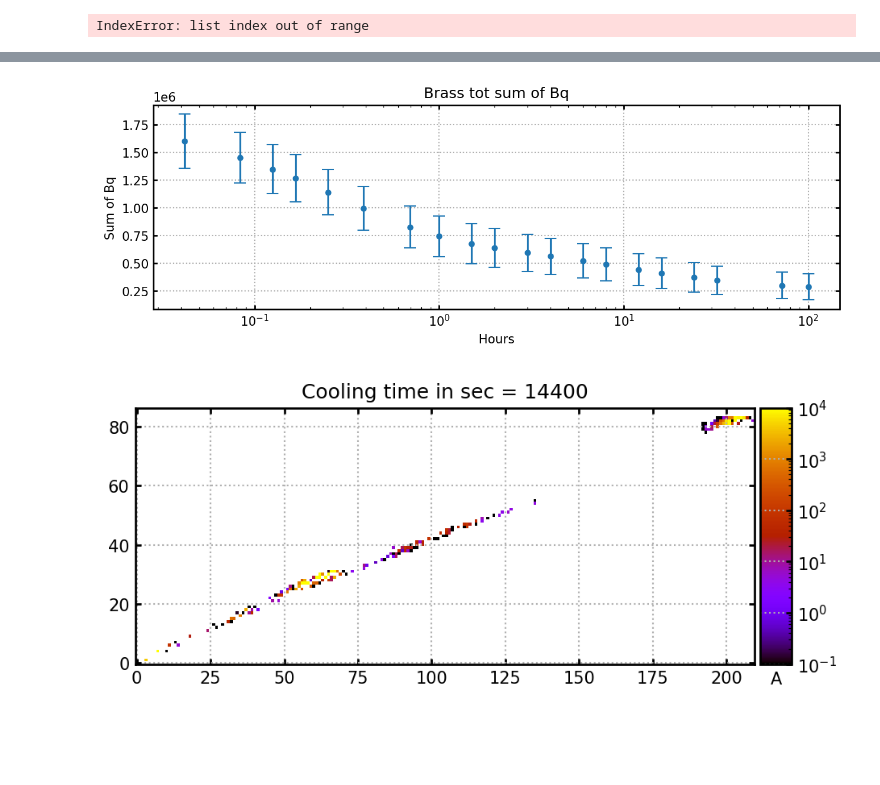
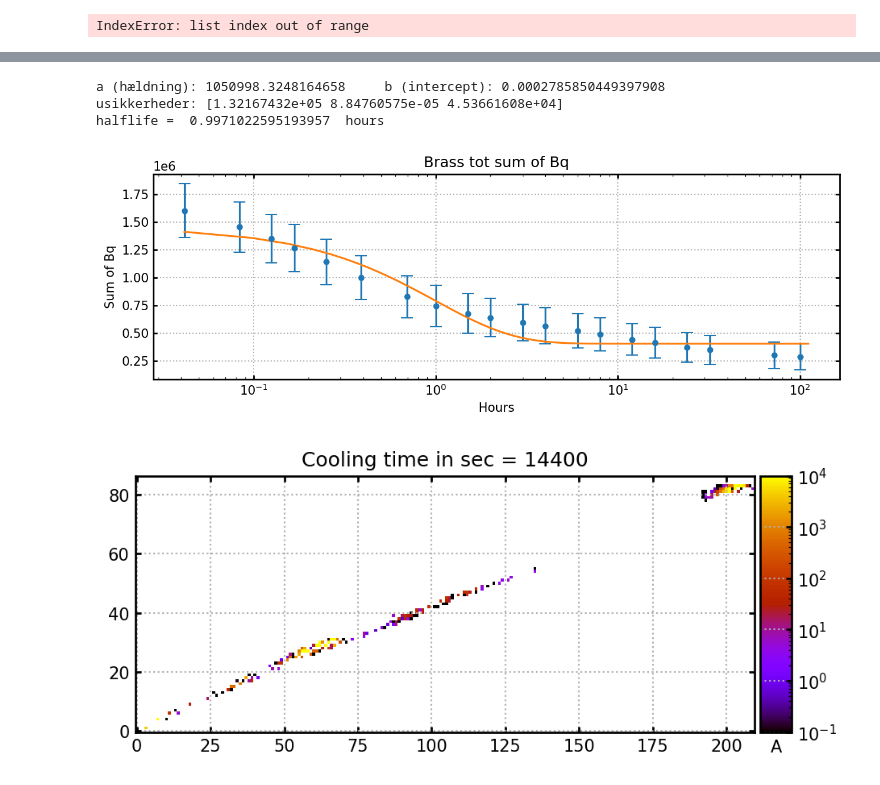
Before and after one commit to sewerininc/fluka_simulations, a Jupyter notebook: python_notebook/first test.ipynb, the cells around one changed output, grey strips where cells are left out. Saved outputs shown, nothing was run; the diff lists cells and outputs as text; code cells hidden in the pictures; blank space fills up the shorter version.

```diff
--- a/python_notebook/first test.ipynb
+++ b/python_notebook/first test.ipynb
@@ -23,7 +24,7 @@ brass_paths_tab = glob.glob(absolute_path + "/Full_Sim/brass_tot_1mm/brass_full_
 brass_paths_tab.sort()
 brass_paths = glob.glob(absolute_path + "/Full_Sim/brass_tot_1mm/brass_full_1mm_*sum.lis")
 brass_paths.sort()
-tungsten_paths = glob.glob("/home/msd/AU/fluka_simulations/Full_Sim/Tungsten_tester/tungsten_totsim_*sum.lis")
+tungsten_paths = glob.glob(absolute_path + "/Full_Sim/Tungsten_tester/tungsten_totsim_*sum.lis")
 tungsten_paths.sort()
 watertank_sim = glob.glob(absolute_path + "/Full_Sim/watertank_sim/2*.dat")
 # %%
@@ -346,8 +374,13 @@ IndexError: list index out of range
 # %%
+guess = [7e8, 0.00009, 2e8]
+xs = np.linspace(150, 4e5, 2000)
+#plt.plot(xs/60/60, funlin(xs, *guess))
+plt.plot(xs/60/60, funlin(xs, *popt))
 plt.errorbar(np.array(tungsten_t)/60/60, tungsten_sums, yerr=unc_tungsten_sums, fmt="o", markersize=4, capsize=5)
+
 plt.title("Tungsten tot sum of Bq")
 plt.xlabel("Hours")
 plt.ylabel("Sum of Bq")
-plt.xscale('log')
+plt.xscale("log")
 plt.show()
 # %% [output]
@@ -355,15 +388,39 @@ plt.show()
 # %%
-times_brass
+def funlin(x, a, gamma, b):
+    return a*np.exp(-gamma*x) + b
+
+xlin = np.array(times_brass)
+
+ylin = sums_brass
+
+yler = unc_sums_brass
+
+guess = [7e8, 0.00009, 2e8]
+
+popt, pcov = curve_fit(funlin, xlin, ylin, p0=guess, sigma=yler, absolute_sigma=True)
+
+
+print('a (hældning):',popt[0],'    b (intercept):',popt[1])
+perr = np.sqrt(np.diag(pcov))
+print('usikkerheder:',perr)
+chmin = np.sum(((ylin-funlin(xlin, *popt))/yler)**2)
+print("halflife = ", 1/popt[1]/60/60, " hours")
+# %% [output]
+a (hældning): 1050998.3248164658     b (intercept): 0.0002785850449397908
+usikkerheder: [1.32167432e+05 8.84760575e-05 4.53661608e+04]
+halflife =  0.9971022595193957  hours
 # %%
 plt.errorbar(np.array(times_brass)/60/60, sums_brass, yerr=unc_sums_brass, fmt="o", markersize=4, capsize=5)
+plt.plot(xs/60/60, funlin(xs, *popt))
 plt.title("Brass tot sum of Bq")
 plt.xlabel("Hours")
 plt.ylabel("Sum of Bq")
-plt.xscale('log')
+plt.xscale("log")
+
 plt.show()
 # exp fit half life overall
 # %% [output]
-[figure, old version]
+[figure, new version]
 # %%
 ff1, ff2 = get_df_sum(brass_paths[4])
 plot_img(ff1, False, True)
```
Also changed, not shown: parts of 4 cells of this notebook.
